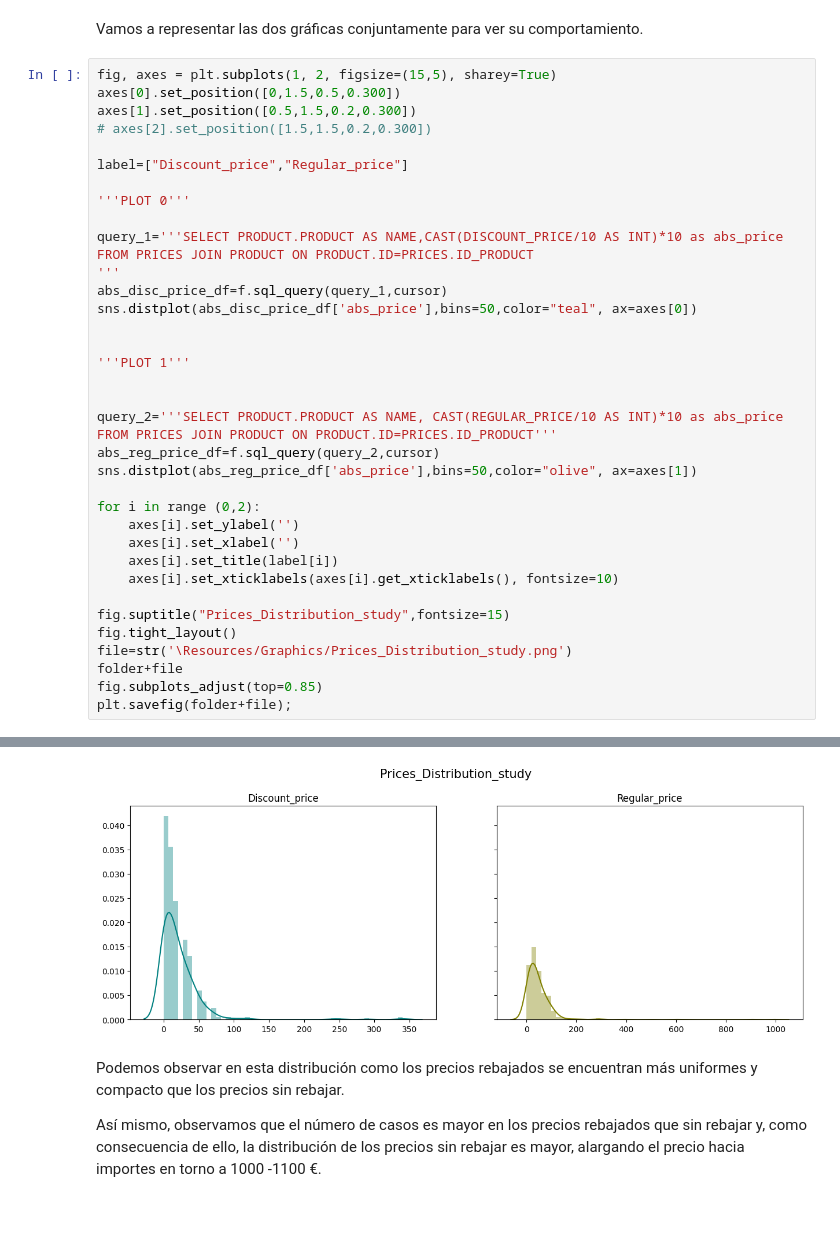
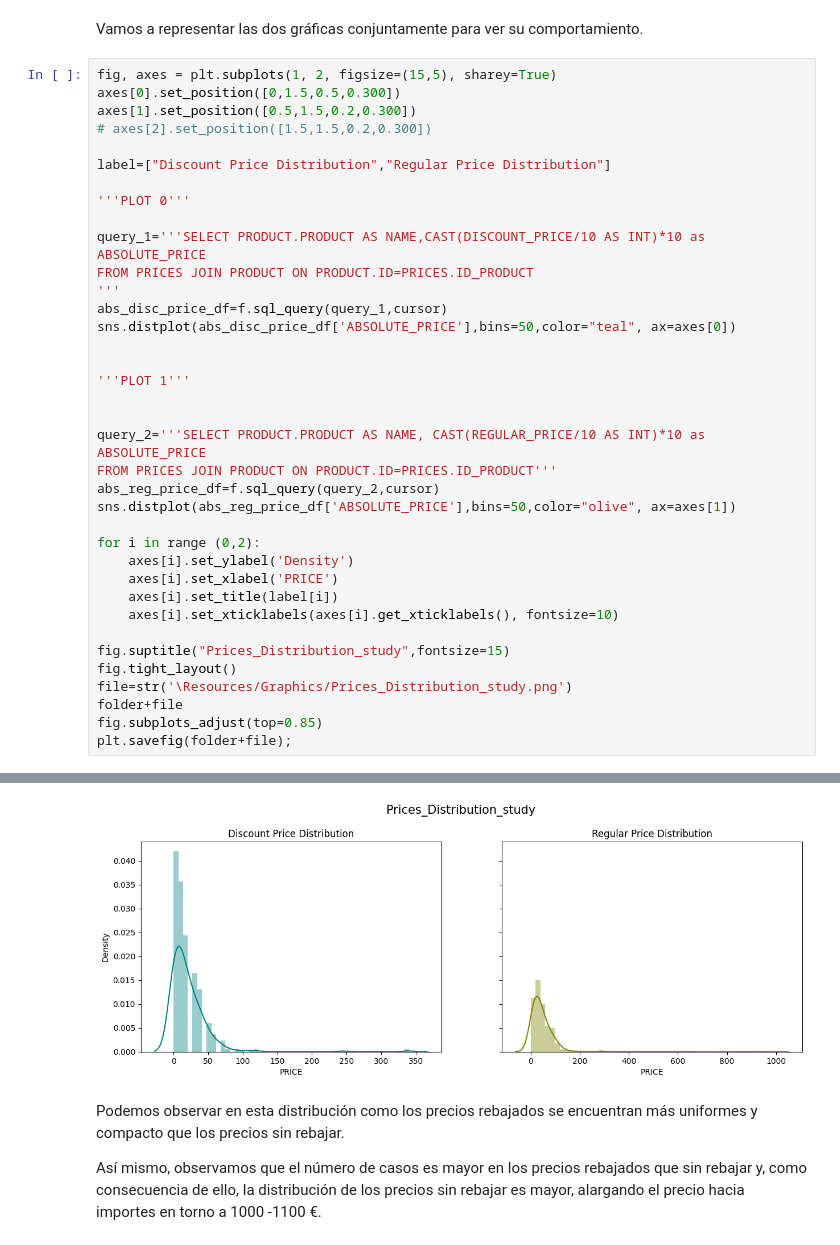
Before and after one commit to 75Engel/Proyecto_tienda_online, a Jupyter notebook: src/Notebook/03_sql.ipynb, the cells around one changed output, grey strips where cells are left out. Saved outputs shown, nothing was run; the diff lists cells and outputs as text; blank space fills up the shorter version.

```diff
--- a/src/Notebook/03_sql.ipynb
+++ b/src/Notebook/03_sql.ipynb
@@ -844,28 +844,28 @@ axes[0].set_position([0,1.5,0.5,0.300])
 axes[1].set_position([0.5,1.5,0.2,0.300])
 # axes[2].set_position([1.5,1.5,0.2,0.300])
 
-label=["Discount_price","Regular_price"]
+label=["Discount Price Distribution","Regular Price Distribution"]
 
 '''PLOT 0'''
 
-query_1='''SELECT PRODUCT.PRODUCT AS NAME,CAST(DISCOUNT_PRICE/10 AS INT)*10 as abs_price
+query_1='''SELECT PRODUCT.PRODUCT AS NAME,CAST(DISCOUNT_PRICE/10 AS INT)*10 as ABSOLUTE_PRICE
 FROM PRICES JOIN PRODUCT ON PRODUCT.ID=PRICES.ID_PRODUCT
 '''
 abs_disc_price_df=f.sql_query(query_1,cursor)
-sns.distplot(abs_disc_price_df['abs_price'],bins=50,color="teal", ax=axes[0])
+sns.distplot(abs_disc_price_df['ABSOLUTE_PRICE'],bins=50,color="teal", ax=axes[0])
 
 
 '''PLOT 1'''
 
 
-query_2='''SELECT PRODUCT.PRODUCT AS NAME, CAST(REGULAR_PRICE/10 AS INT)*10 as abs_price
+query_2='''SELECT PRODUCT.PRODUCT AS NAME, CAST(REGULAR_PRICE/10 AS INT)*10 as ABSOLUTE_PRICE
 FROM PRICES JOIN PRODUCT ON PRODUCT.ID=PRICES.ID_PRODUCT'''
 abs_reg_price_df=f.sql_query(query_2,cursor)
-sns.distplot(abs_reg_price_df['abs_price'],bins=50,color="olive", ax=axes[1])
+sns.distplot(abs_reg_price_df['ABSOLUTE_PRICE'],bins=50,color="olive", ax=axes[1])
 
 for i in range (0,2):
-    axes[i].set_ylabel('')
-    axes[i].set_xlabel('')
+    axes[i].set_ylabel('Density')
+    axes[i].set_xlabel('PRICE')
     axes[i].set_title(label[i])
     axes[i].set_xticklabels(axes[i].get_xticklabels(), fontsize=10)
 
@@ -898,4 +898,4 @@ https://gist.github.com/mwaskom/de44147ed2974457ad6372750bbe5751
-[figure, old version]
+[figure, new version]
 # %% [markdown]
 Podemos observar en esta distribución como los precios rebajados se encuentran más uniformes y compacto que los precios sin rebajar.
 
```
Also changed, not shown: parts of 32 cells of this notebook, 13 other files.
